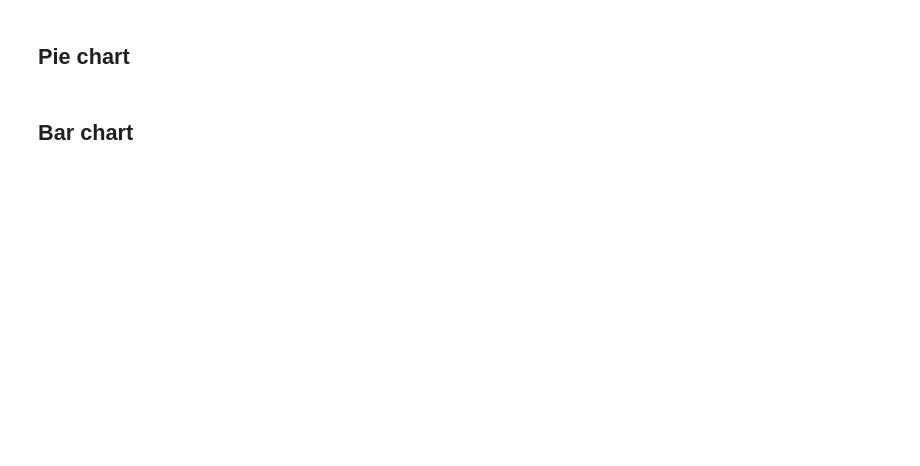
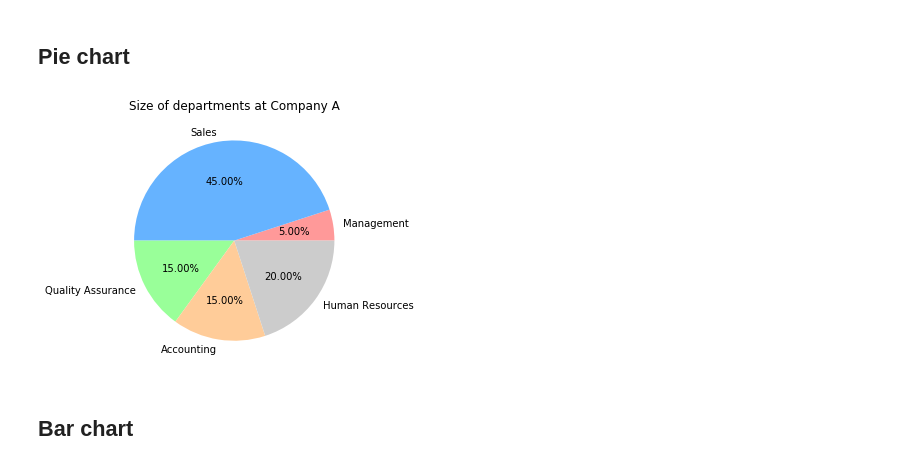
Before and after one commit to Ze1598/medium-articles, a Jupyter notebook: Introduction to Data Visualization with the Matplotlib library/matplotlib_intro.ipynb, the cells around one changed output. Drawn from its saved outputs; the diff is of its cells as text; code cells hidden in the pictures; blank space fills up the shorter version.

Commit message:
Updated pie chart example

```diff
--- a/Introduction to Data Visualization with the Matplotlib library/matplotlib_intro.ipynb
+++ b/Introduction to Data Visualization with the Matplotlib library/matplotlib_intro.ipynb
@@ -48,17 +52,19 @@ plt.show()
 ## Pie chart
 # %%
 # Slice values, labels and colors
-slices = [1, 9, 6, 7, 8]
-labels = ["Dwight", "Pam", "Robert", "Michael", "Jim"]
+slices = [1, 9, 3, 3, 4]
+labels = ["Management", "Sales", "Quality Assurance", "Accounting", "Human Resources"]
 colors = ["#ff9999", "#66b3ff", "#99ff99", "#ffcc99", "#cccccc"]
 
-# Plot the number of movies watched in 2019 by five people, in a pie chart
+# Plot the relative sizes of each department at a mock company
 # Show the percentages of each slice, with two decimal places
 plt.pie(slices, labels=labels, colors=colors, autopct="%1.2f%%")
 
-plt.title("Number of movies watched at the cinema in 2019")
+plt.title("Size of departments at Company A")
 plt.tight_layout()
 plt.show()
+# %% [output]
+[figure, added]
 # %% [markdown]
 ## Bar chart
 # %%
```
Also changed, not shown: parts of 6 cells of this notebook, 2 other files.
